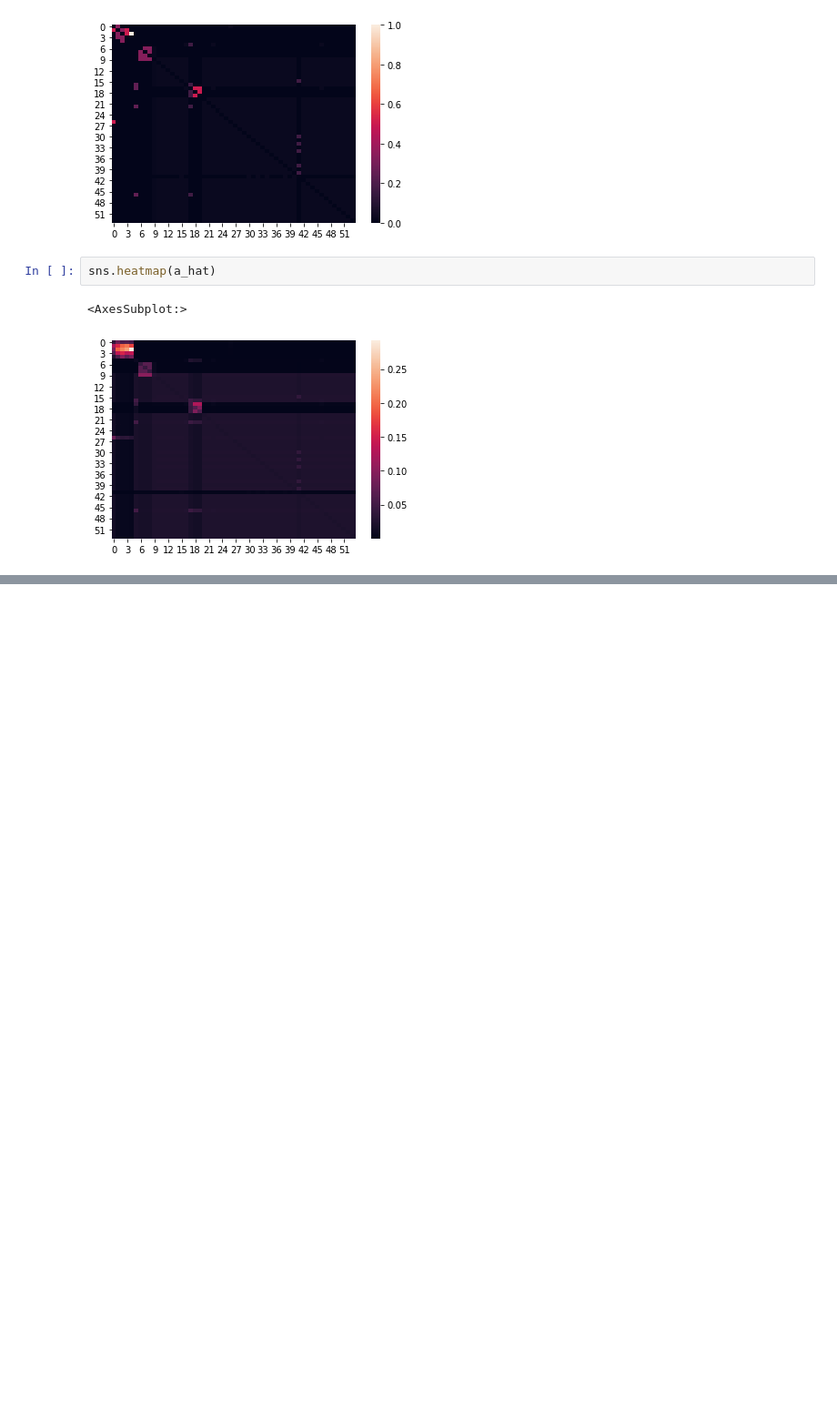
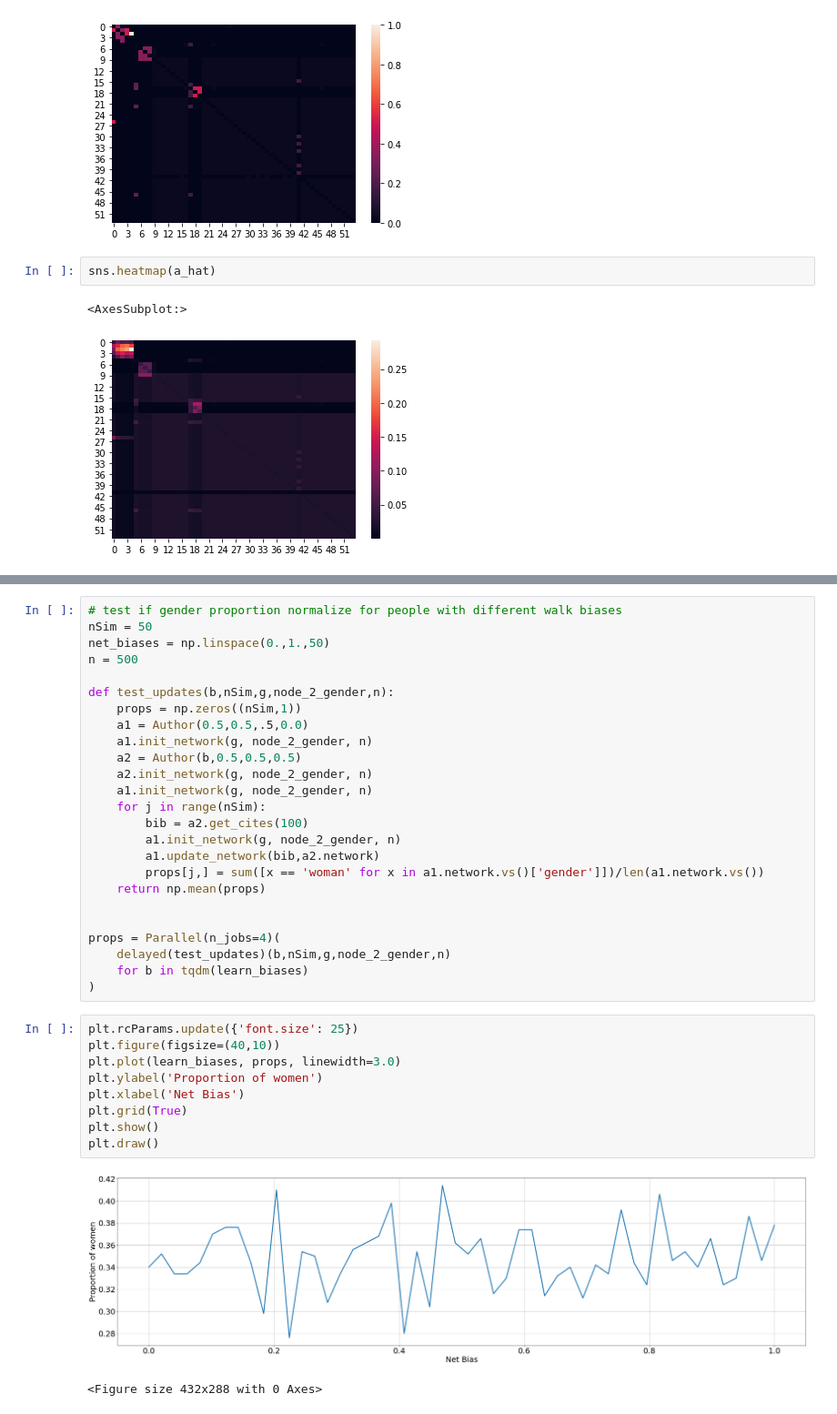
Before and after one commit to jastiso/modeling_citations, a Jupyter notebook: scripts/class_fn_test.ipynb, the cells around one changed output, grey strips where cells are left out. Shown at 91% size. Drawn from its saved outputs; the diff is of its cells as text; blank space fills up the shorter version.

```diff
--- a/scripts/class_fn_test.ipynb
+++ b/scripts/class_fn_test.ipynb
@@ -1097,0 +1117,37 @@ a1.network.summary()
+# %%
+# test if gender proportion normalize for people with different walk biases
+nSim = 50
+net_biases = np.linspace(0.,1.,50)
+n = 500
+
+def test_updates(b,nSim,g,node_2_gender,n):
+    props = np.zeros((nSim,1))
+    a1 = Author(0.5,0.5,.5,0.0)
+    a1.init_network(g, node_2_gender, n)
+    a2 = Author(b,0.5,0.5,0.5)
+    a2.init_network(g, node_2_gender, n)
+    a1.init_network(g, node_2_gender, n)
+    for j in range(nSim):
+        bib = a2.get_cites(100)
+        a1.init_network(g, node_2_gender, n)
+        a1.update_network(bib,a2.network)
+        props[j,] = sum([x == 'woman' for x in a1.network.vs()['gender']])/len(a1.network.vs())
+    return np.mean(props)
+
+
+props = Parallel(n_jobs=4)(
+    delayed(test_updates)(b,nSim,g,node_2_gender,n)
+    for b in tqdm(learn_biases)
+)
+# %%
+plt.rcParams.update({'font.size': 25})
+plt.figure(figsize=(40,10))
+plt.plot(learn_biases, props, linewidth=3.0)
+plt.ylabel('Proportion of women')
+plt.xlabel('Net Bias')
+plt.grid(True)
+plt.show()
+plt.draw()
+# %% [output]
+[figure, added]
+<Figure size 432x288 with 0 Axes>
```
Also changed, not shown: parts of 12 cells of this notebook.
